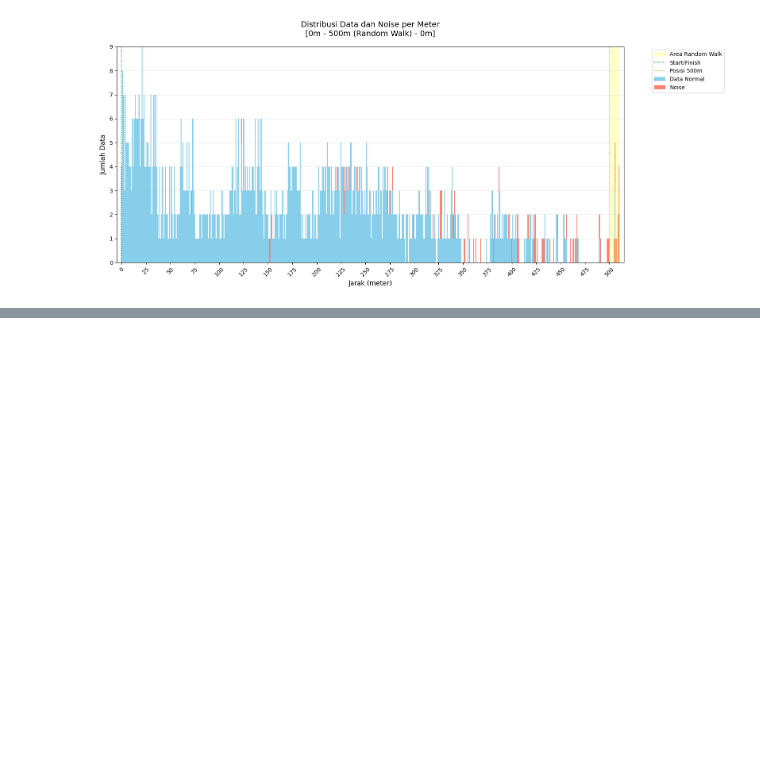
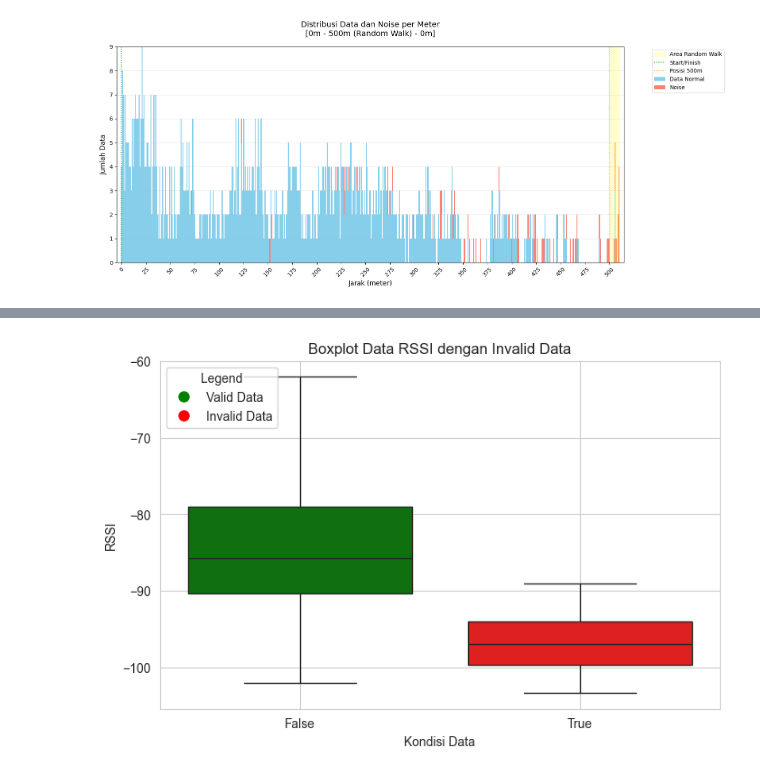
Before and after one commit to IAmNewbe/AMI_analysis, a Jupyter notebook: LOS.ipynb, the cells around one changed output, grey strips where cells are left out. Drawn from its saved outputs; the diff is of its cells as text; code cells hidden in the pictures; blank space fills up the shorter version.

```diff
--- a/LOS.ipynb
+++ b/LOS.ipynb
@@ -940,0 +1070,4 @@ Name: count, dtype: int64
+# %%
+boxPlotBoolean("Boxplot Data RSSI dengan Invalid Data", "isNoise","Kondisi Data", "RSSI", "RSSI", df_final, "isNoise")
+# %% [output]
+[figure, added]
```
Also changed, not shown: parts of 27 cells of this notebook, 27 other files.
